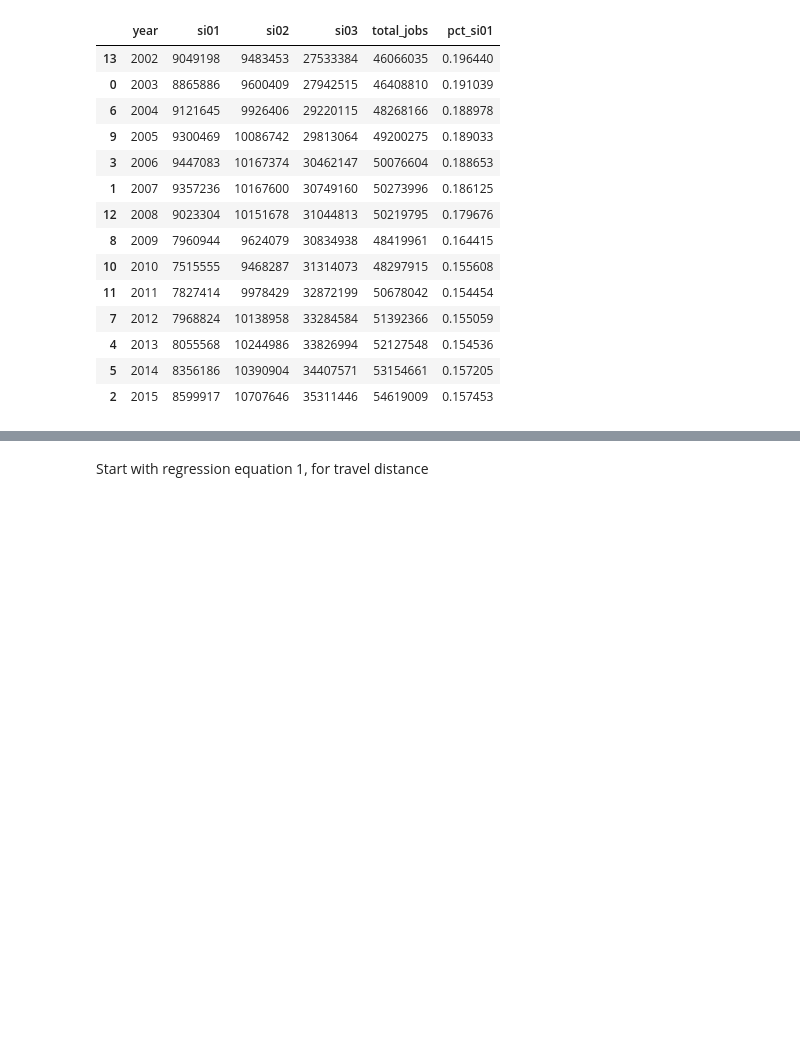
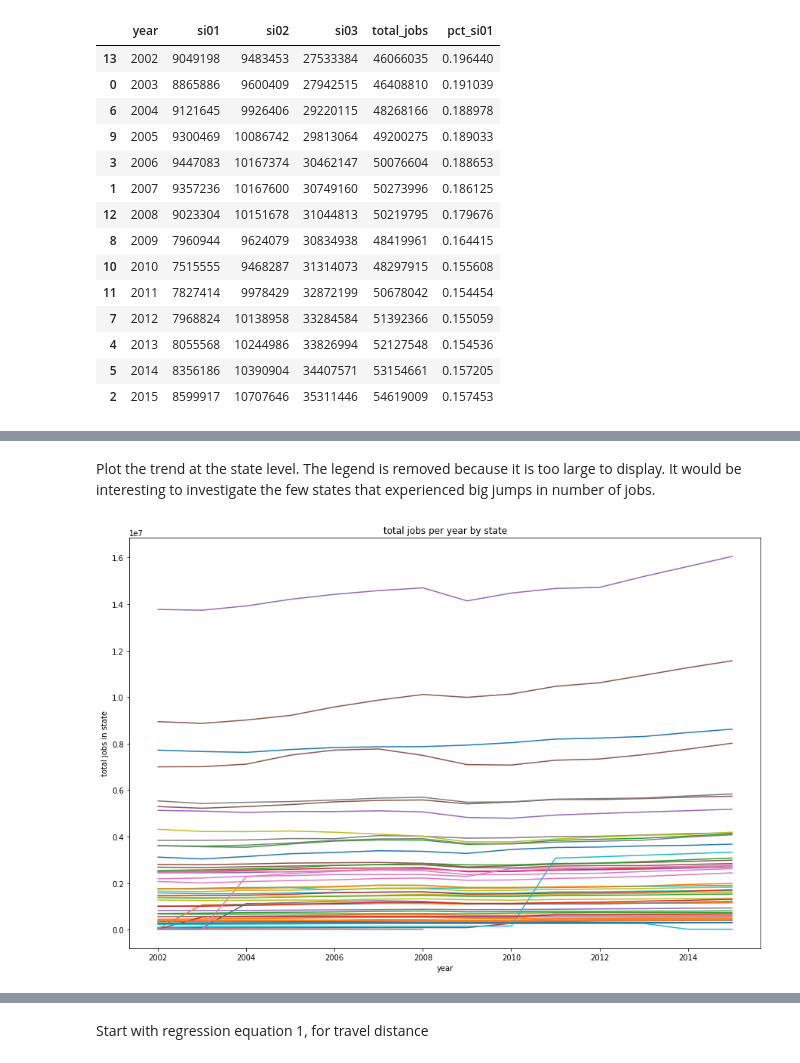
Before and after one commit to joan-wang/pyspark_exploration, a Jupyter notebook: Pyspark Exploration Notebook.ipynb, the cells around one changed output, grey strips where cells are left out. Drawn from its saved outputs; the diff is of its cells as text; code cells hidden in the pictures; blank space fills up the shorter version.

```diff
--- a/Pyspark Exploration Notebook.ipynb
+++ b/Pyspark Exploration Notebook.ipynb
@@ -319,0 +348,2 @@ rac_tract_avg.limit(15).show()
+# %%
+rac_state = rac.groupBy("h_state", "year").agg(sum("c000").alias('c000'))
@@ -339,0 +410,4 @@ pivoted_rac_tract.limit(5).show()
+# %%
+pivoted_rac_state = rac_state.groupby('h_state')\
+    .pivot("year")\
+    .sum("c000")
@@ -339,0 +428,5 @@ pivoted_rac_tract.limit(5).show()
+# %%
+rac_state_df = pd.DataFrame(pivoted_rac_state.collect())
+# %%
+rac_state_df.set_index(0, inplace=True)
+rac_state_df.columns = [year for year in range(2002, 2016)]
@@ -340,3 +443,12 @@ pivoted_rac_tract.limit(5).show()
+# %% [markdown]
+Plot the trend at the state level. The legend is removed because it is too large to display. It would be interesting to investigate the few states that experienced big jumps in number of jobs.
+# %%
+ax = rac_state_df.T.plot(legend=False, figsize=(15,10))
+_ = ax.set_xlabel("year")
+_ = ax.set_ylabel("total jobs in state")
+_ = ax.set_title('total jobs per year by state')
+# %% [output]
+[figure, added]
 # %% [markdown]
 ### Analysis: How do age and earnings affect distance and time traveled for work in California?
 
```
Also changed, not shown: parts of 32 cells of this notebook.
